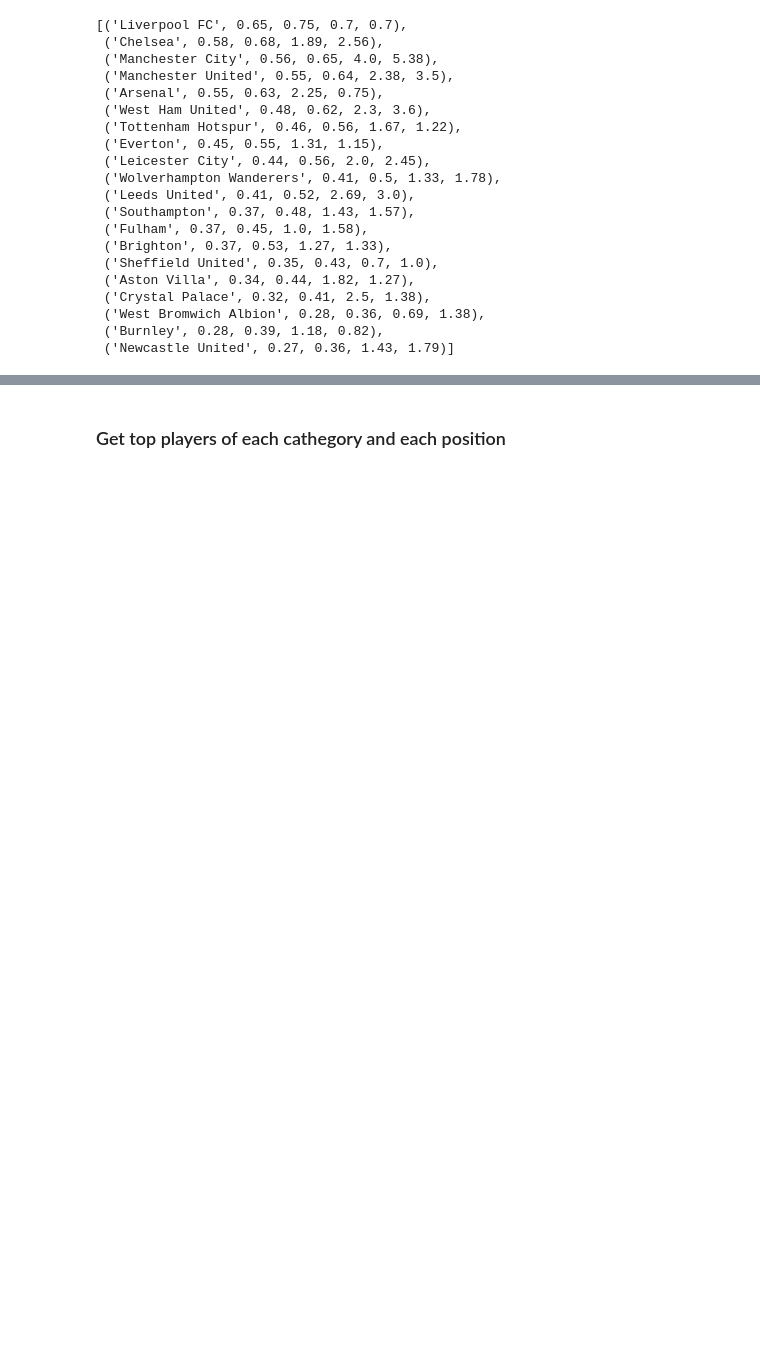
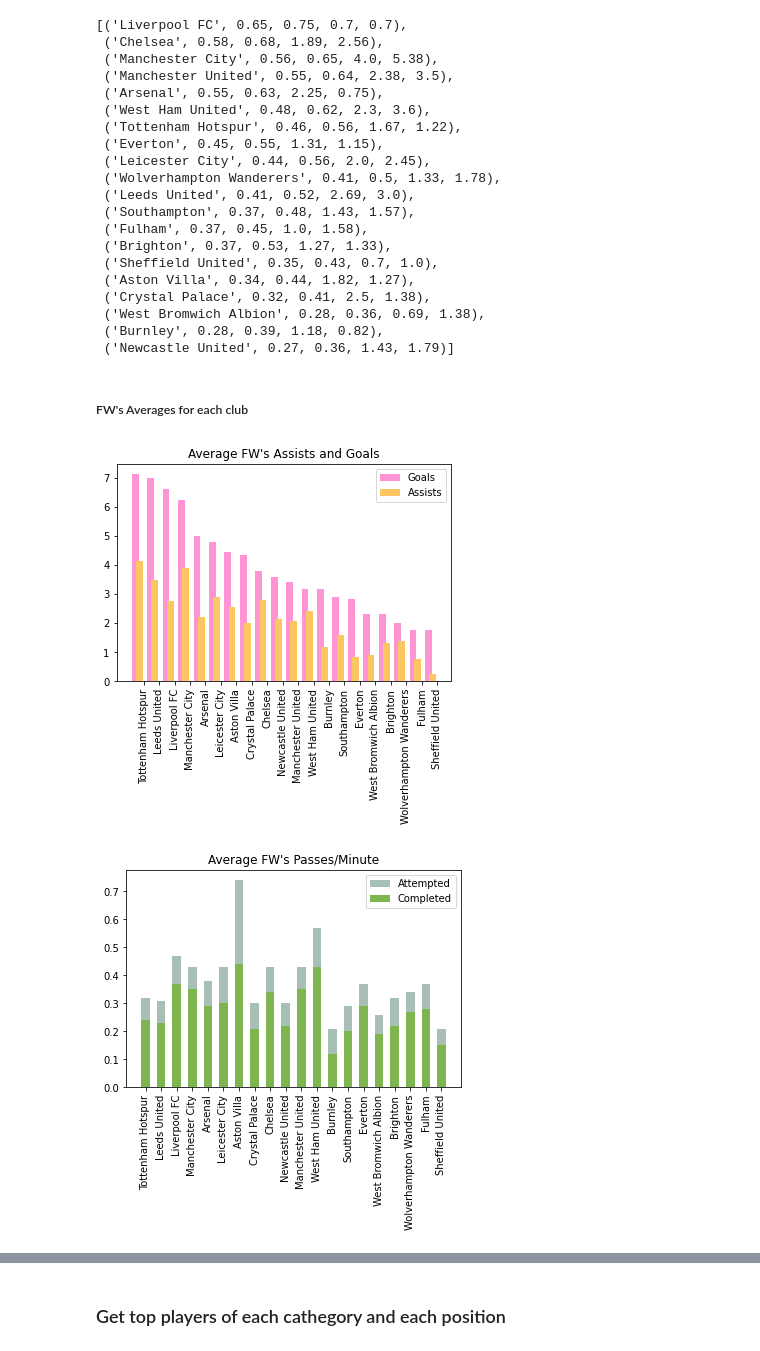
Before and after one commit to NicolasTerroni/data-analysis-and-machine-learning, a Jupyter notebook: notebooks/Premier League.ipynb, the cells around one changed output, grey strips where cells are left out. Cells and saved outputs as stored; diff of their text form; code cells hidden in the pictures; blank space fills up the shorter version.

```diff
--- a/notebooks/Premier League.ipynb
+++ b/notebooks/Premier League.ipynb
@@ -166,4 +166,52 @@ tuples_list
  ('West Bromwich Albion', 0.28, 0.36, 0.69, 1.38),
  ('Burnley', 0.28, 0.39, 1.18, 0.82),
  ('Newcastle United', 0.27, 0.36, 1.43, 1.79)]
+# %% [markdown]
+##### FW's Averages for each club
+# %%
+tuples_list = []
+fws_data = data[data["Position"].str.contains("FW")]
+fws_data_groued_by_club = fws_data.groupby("Club")
+for club in clubs:
+    club_fws_data = fws_data_groued_by_club.get_group(club)
+    completed_passes_avg = club_fws_data["Passes_Completed_Per_Minute"].mean()
+    attemtped_passes_avg = club_fws_data["Passes_Attempted_Per_Minute"].mean()
+    assists_avg = club_fws_data["Assists"].mean()
+    goals_avg = club_fws_data["Goals"].mean()
+    tpl = [club, round(completed_passes_avg,2), round(attemtped_passes_avg,2), round(assists_avg,2), round(goals_avg,2)]
+    tpl = tuple(tpl)
+    tuples_list.append(tpl)
+
+tuples_list.sort(key = lambda x: x[4])
+tuples_list.reverse()
+
+x_values = [tpl[0] for tpl in tuples_list]
+completed_values = [tpl[1] for tpl in tuples_list]
+attemtped_values = [tpl[2] for tpl in tuples_list]
+assists_values = [tpl[3] for tpl in tuples_list]
+goals_values = [tpl[4] for tpl in tuples_list]
+
+
+# goals and assists
+width = 0.55
+X_axis = np.arange(len(x_values))
+plt.bar(x=X_axis, height=goals_values, width=width*0.8,label="Goals", color="#ff94d4")
+plt.bar(x=X_axis + width/2, height=assists_values, width=width*0.8,label="Assists", color="#fcc762")
+plt.title("Average FW's Assists and Goals")
+plt.xticks(X_axis + width, x_values, rotation='vertical')
+plt.legend()
+plt.show()
+
+# passes
+fig = plt.figure()
+ax = fig.add_subplot()
+ax.bar(x=x_values, height=attemtped_values, width=0.55,align='center', label="Attempted", color="#a8bfb5")
+ax.bar(x=x_values, height=completed_values, width=0.55,  align='center',label="Completed", color="#7eb54e")
+plt.xticks(x_values, x_values, rotation="vertical")
+plt.title("Average FW's Passes/Minute")
+plt.legend()
+plt.show()
+# %% [output]
+[figure, added]
+[figure, added]
 # %%
```
Also changed, not shown: parts of 5 cells of this notebook.
